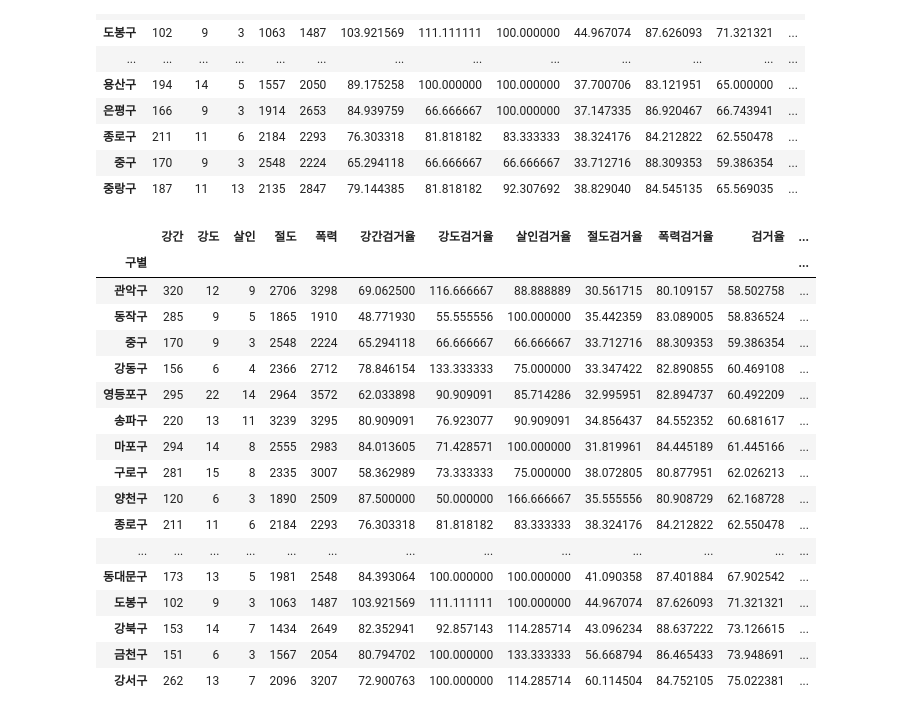
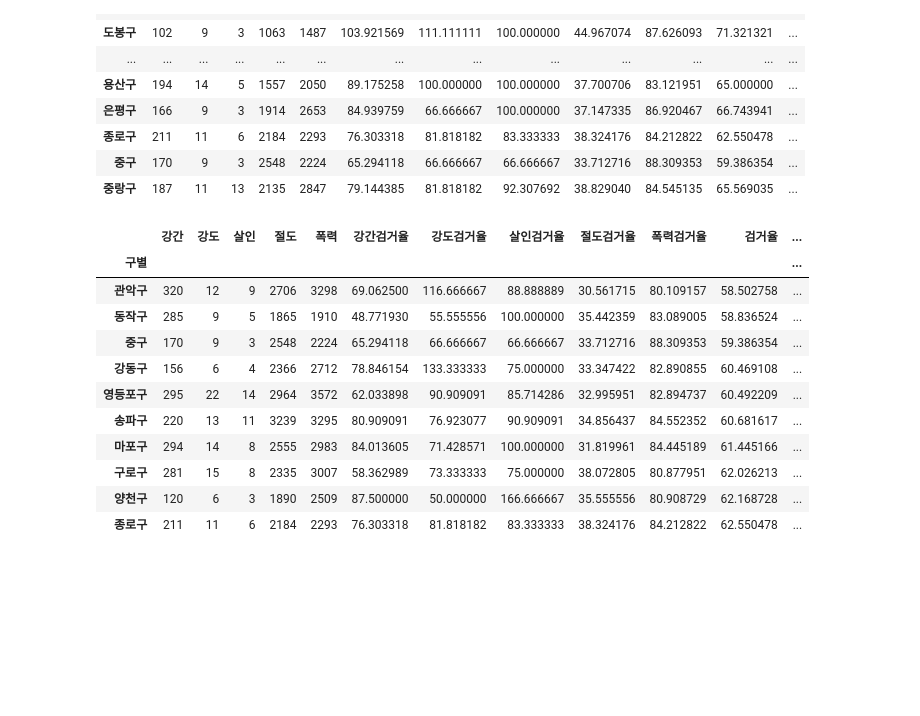
Before and after one commit to choi-sun1/ch1_python, a Jupyter notebook: project3.ipynb, the cells around one changed output. Saved outputs shown, nothing was run; the diff lists cells and outputs as text; code cells hidden in the pictures; blank space fills up the shorter version.

```diff
--- a/project3.ipynb
+++ b/project3.ipynb
@@ -231,23 +197,17 @@ merged_df
 # %%
 merged_df = merged_df.sort_values(by='검거율', ascending=True)
 
-merged_df
+merged_df.head(10)
 # %% [output]
 |  | 강간 | 강도 | 살인 | 절도 | 폭력 | 강간검거율 | 강도검거율 | 살인검거율 | 절도검거율 | 폭력검거율 | 검거율 | ... |
 | 구별 |  |  |  |  |  |  |  |  |  |  |  | ... |
 | 관악구 | 320 | 12 | 9 | 2706 | 3298 | 69.062500 | 116.666667 | 88.888889 | 30.561715 | 80.109157 | 58.502758 | ... |
 | 동작구 | 285 | 9 | 5 | 1865 | 1910 | 48.771930 | 55.555556 | 100.000000 | 35.442359 | 83.089005 | 58.836524 | ... |
 | 중구 | 170 | 9 | 3 | 2548 | 2224 | 65.294118 | 66.666667 | 66.666667 | 33.712716 | 88.309353 | 59.386354 | ... |
 | 강동구 | 156 | 6 | 4 | 2366 | 2712 | 78.846154 | 133.333333 | 75.000000 | 33.347422 | 82.890855 | 60.469108 | ... |
 | 영등포구 | 295 | 22 | 14 | 2964 | 3572 | 62.033898 | 90.909091 | 85.714286 | 32.995951 | 82.894737 | 60.492209 | ... |
 | 송파구 | 220 | 13 | 11 | 3239 | 3295 | 80.909091 | 76.923077 | 90.909091 | 34.856437 | 84.552352 | 60.681617 | ... |
 | 마포구 | 294 | 14 | 8 | 2555 | 2983 | 84.013605 | 71.428571 | 100.000000 | 31.819961 | 84.445189 | 61.445166 | ... |
 | 구로구 | 281 | 15 | 8 | 2335 | 3007 | 58.362989 | 73.333333 | 75.000000 | 38.072805 | 80.877951 | 62.026213 | ... |
 | 양천구 | 120 | 6 | 3 | 1890 | 2509 | 87.500000 | 50.000000 | 166.666667 | 35.555556 | 80.908729 | 62.168728 | ... |
 | 종로구 | 211 | 11 | 6 | 2184 | 2293 | 76.303318 | 81.818182 | 83.333333 | 38.324176 | 84.212822 | 62.550478 | ... |
-| ... | ... | ... | ... | ... | ... | ... | ... | ... | ... | ... | ... | ... |
-| 동대문구 | 173 | 13 | 5 | 1981 | 2548 | 84.393064 | 100.000000 | 100.000000 | 41.090358 | 87.401884 | 67.902542 | ... |
-| 도봉구 | 102 | 9 | 3 | 1063 | 1487 | 103.921569 | 111.111111 | 100.000000 | 44.967074 | 87.626093 | 71.321321 | ... |
-| 강북구 | 153 | 14 | 7 | 1434 | 2649 | 82.352941 | 92.857143 | 114.285714 | 43.096234 | 88.637222 | 73.126615 | ... |
-| 금천구 | 151 | 6 | 3 | 1567 | 2054 | 80.794702 | 100.000000 | 133.333333 | 56.668794 | 86.465433 | 73.948691 | ... |
-| 강서구 | 262 | 13 | 7 | 2096 | 3207 | 72.900763 | 100.000000 | 114.285714 | 60.114504 | 84.752105 | 75.022381 | ... |
```
Also changed, not shown: parts of 6 cells of this notebook.
